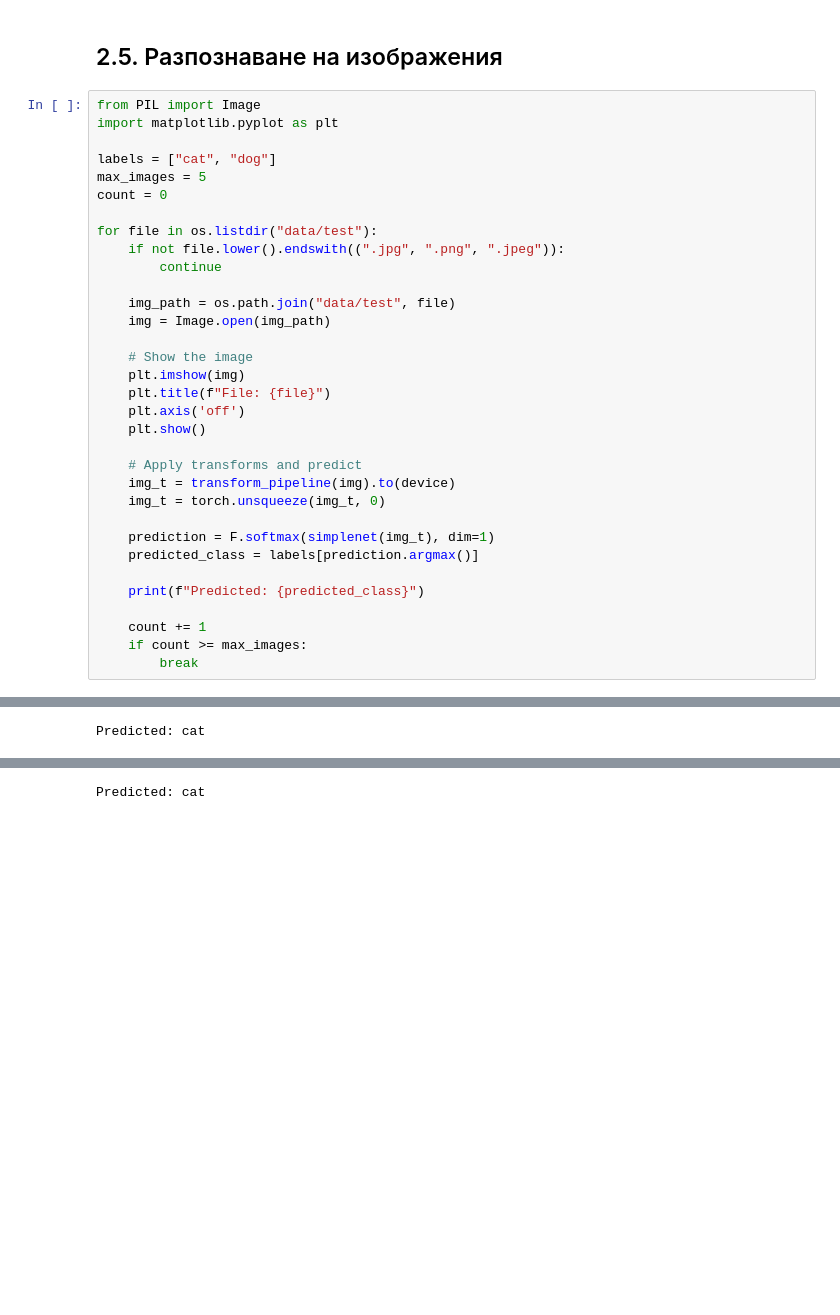
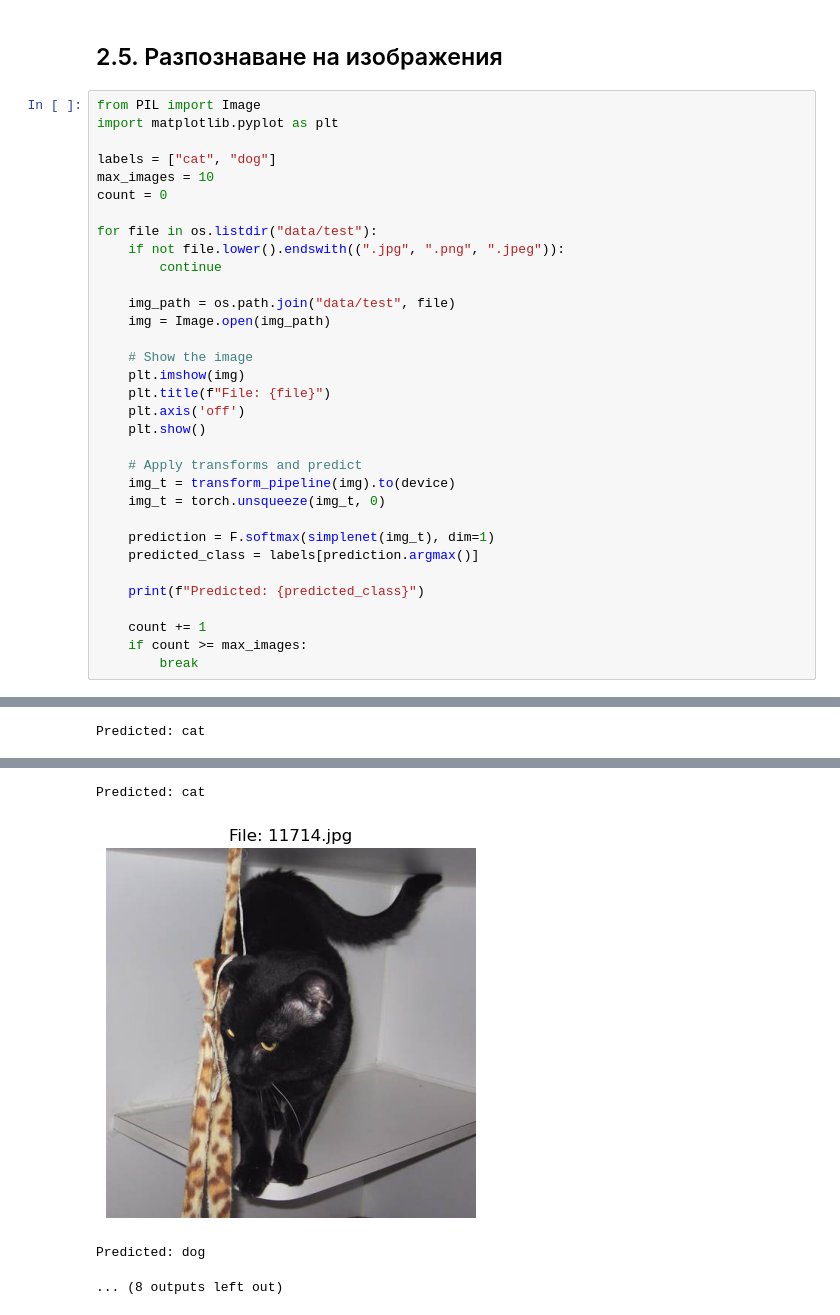
Before and after one commit to nevena-angelova/SimpleNeuralNetwork, a Jupyter notebook: Nevena-Angelova-Kontrolno2.ipynb, the cells around one changed output, grey strips where cells are left out. Saved outputs shown, nothing was run; the diff lists cells and outputs as text; blank space fills up the shorter version.

Commit message:
10 images

```diff
--- a/Nevena-Angelova-Kontrolno2.ipynb
+++ b/Nevena-Angelova-Kontrolno2.ipynb
@@ -269,7 +269,7 @@ from PIL import Image
 import matplotlib.pyplot as plt
 
 labels = ["cat", "dog"]
-max_images = 5
+max_images = 10
 count = 0
 
 for file in os.listdir("data/test"):
@@ -281,30 +281,33 @@ for file in os.listdir("data/test"):
 
     # Show the image
     plt.imshow(img)
     plt.title(f"File: {file}")
     plt.axis('off')
     plt.show()
 
     # Apply transforms and predict
     img_t = transform_pipeline(img).to(device)
     img_t = torch.unsqueeze(img_t, 0)
 
     prediction = F.softmax(simplenet(img_t), dim=1)
     predicted_class = labels[prediction.argmax()]
 
     print(f"Predicted: {predicted_class}")
 
     count += 1
     if count >= max_images:
         break
 # %% [output]
 [figure]
 Predicted: cat
 [figure]
 Predicted: cat
 [figure]
 Predicted: dog
 [figure]
 Predicted: cat
 [figure]
 Predicted: cat
+[figure, added]
+Predicted: dog
+... (8 outputs left out)
```
